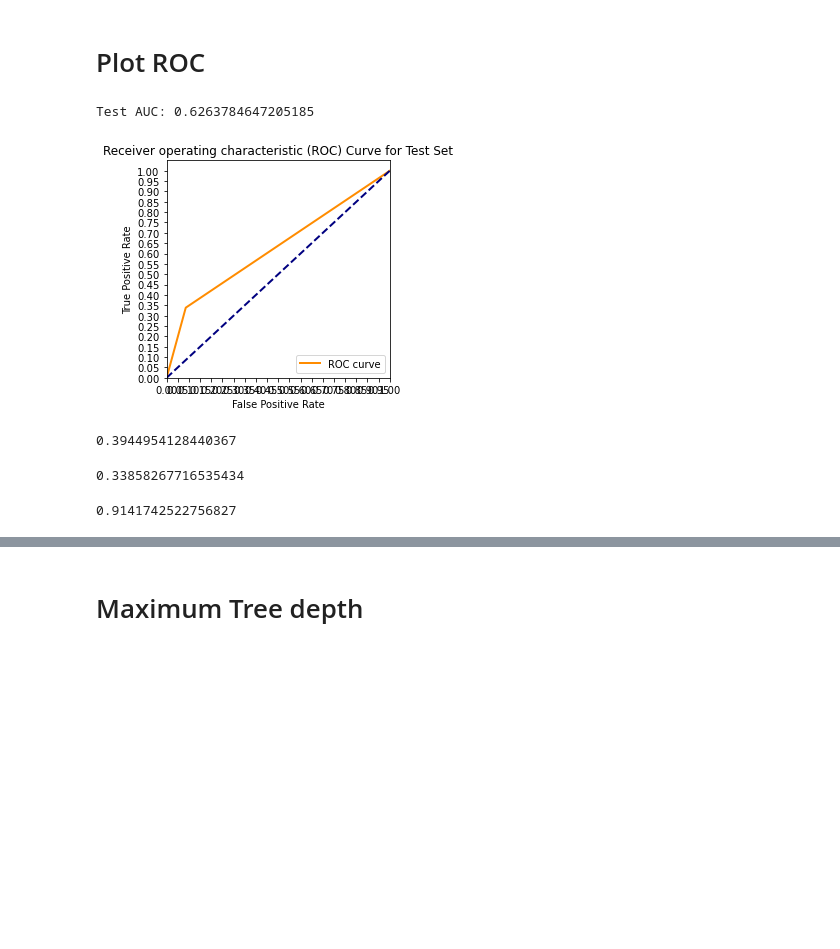
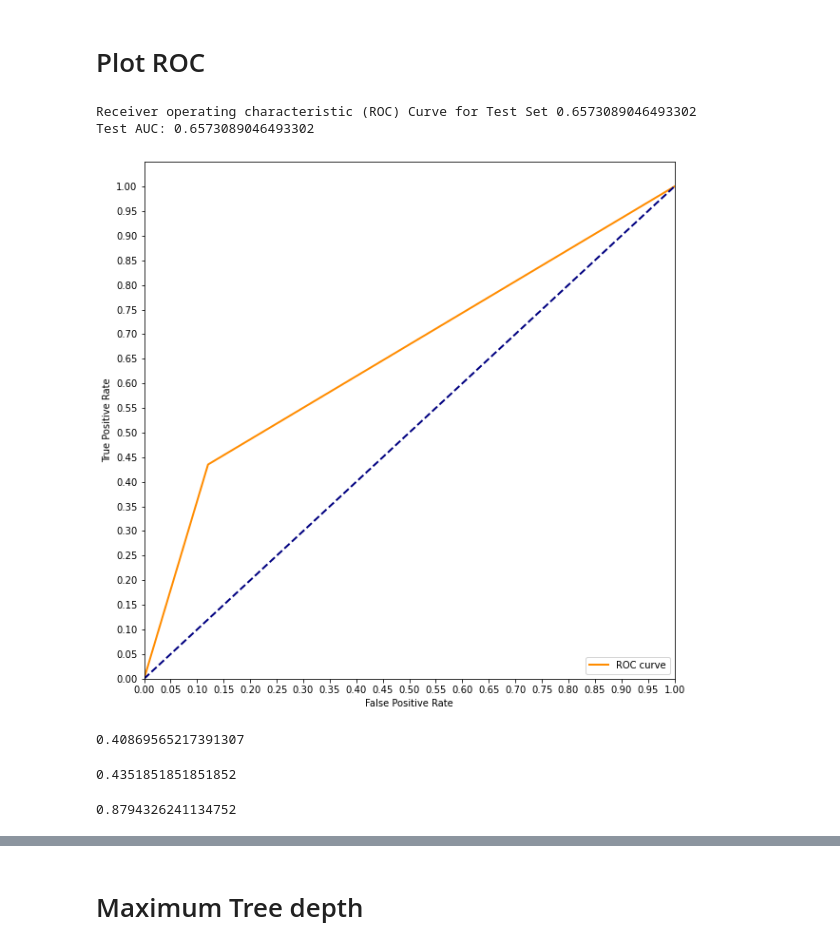
Before and after one commit to vharkar/505-customer-predict-decisiontrees, a Jupyter notebook: customer-eval-modeling.ipynb, the cells around one changed output, grey strips where cells are left out. Cells and saved outputs as stored; diff of their text form; code cells hidden in the pictures; blank space fills up the shorter version.

Commit message:
Adding graphs

```diff
--- a/customer-eval-modeling.ipynb
+++ b/customer-eval-modeling.ipynb
@@ -94,3 +94,8 @@ market_df.head(2)
 | 0 | Graduation | Single | 58138.0 | 0 | 0 | 58 | 635 | 88 | 546 | ... |
 | 1 | Graduation | Single | 46344.0 | 1 | 1 | 38 | 11 | 1 | 6 | ... |
 2 rows × 25 columns
+# %%
+market_df['Marital_Status'] = market_df['Marital_Status'].replace(['Married', 'Together'],'Relationship')
+market_df['Marital_Status'] = market_df['Marital_Status'].replace(['Divorced', 'Widow'],'NewlySingle')
+market_df['Marital_Status'] = market_df['Marital_Status'].replace(['Alone', 'YOLO', 'Absurd'],'Single')
+market_df.head(2)
@@ -96,0 +107,5 @@ market_df.head(2)
+# %%
+market_df['Education'] = market_df['Education'].replace(['2n Cycle','Graduation'],'Graduate') #simplifing education
+market_df['Education'] = market_df['Education'].replace(['Basic'], 'Under Graduate')
+market_df['Education'] = market_df['Education'].replace(['PhD','Master'], 'Post Graduate')
+market_df.head(2)
@@ -138,4 +158,6 @@ test_df.head(1)
 1 rows × 25 columns
+# %%
+test_df.drop(columns=['Kidhome','AcceptedCmp1','AcceptedCmp4'], inplace=True)
 # %% [markdown]
 ## Cleaning
 # %%
@@ -189,7 +231,8 @@ X = test_df.drop(columns=['Response','Education','Marital_Status'], axis=1)
 y = test_df['Response']
 # %%
 # split the  data
-X_train, X_test , y_train,y_test = train_test_split(X, y, test_size = 0.4, random_state = 42)
+SEED=1
+X_train, X_test, y_train, y_test = train_test_split(X, y, test_size=0.3, random_state=SEED)
 
 ## Split the pandas dummy data
 #X_train, X_test , y_train,y_test = train_test_split(X_dummy, y, test_size = 0.4, random_state = 42)
@@ -300,24 +415,25 @@ AUC is : 0.626
 # Plot ROC
 # %%
 # Plot the ROC
-plt.figure(figsize=(4,4))
+plt.figure(figsize=(10,10))
 lw = 2
 plt.plot(fpr, tpr, color='darkorange',
          lw=lw, label='ROC curve')
 plt.plot([0, 1], [0, 1], color='navy', lw=lw, linestyle='--')
 plt.xlim([0.0, 1.0])
 plt.ylim([0.0, 1.05])
 plt.yticks([i/20.0 for i in range(21)])
 plt.xticks([i/20.0 for i in range(21)])
 plt.xlabel('False Positive Rate')
 plt.ylabel('True Positive Rate')
-plt.title('Receiver operating characteristic (ROC) Curve for Test Set')
+plt.title(print('Receiver operating characteristic (ROC) Curve for Test Set {}'.format(auc(fpr, tpr))))
 plt.legend(loc='lower right')
 print('Test AUC: {}'.format(auc(fpr, tpr)))
 plt.show()
 # %% [output]
-Test AUC: 0.6263784647205185
+Receiver operating characteristic (ROC) Curve for Test Set 0.6573089046493302
+Test AUC: 0.6573089046493302
-[figure, old version]
+[figure, new version]
 # %%
 ## Compute other confusion matrix metrics
 
@@ -328,20 +444,20 @@ tn, fp, fn, tp = confusion_matrix(y_test, y_pred).ravel()
 precision = tp/(tp+fp)
 precision
 # %% [output]
-0.3944954128440367
+0.40869565217391307
 # %%
 # Sensitivity (recall) tp/(tp+fn)
 sensitivity = tp/(tp+fn)
 sensitivity
 # %% [output]
-0.33858267716535434
+0.4351851851851852
 # %%
 
 # Specificity tn/(tn+fp)
 specificity = tn/(tn+fp)
 specificity
 # %% [output]
-0.9141742522756827
+0.8794326241134752
 # %%
 # false negative rate (miss rate) fn/(fn+tp)
 fnr = fn/(fn+tp)
```
Also changed, not shown: parts of 66 cells of this notebook, 29 other files.
